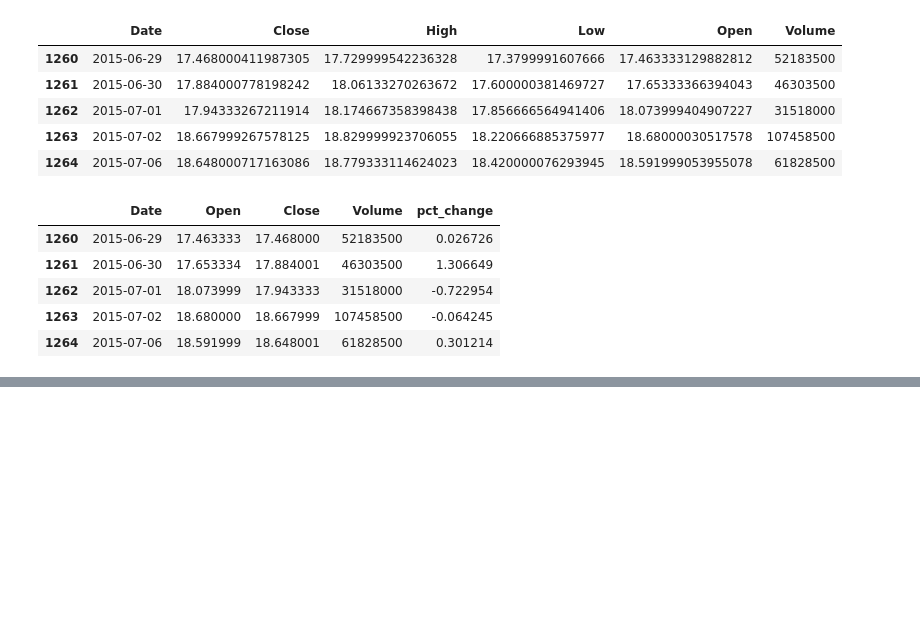
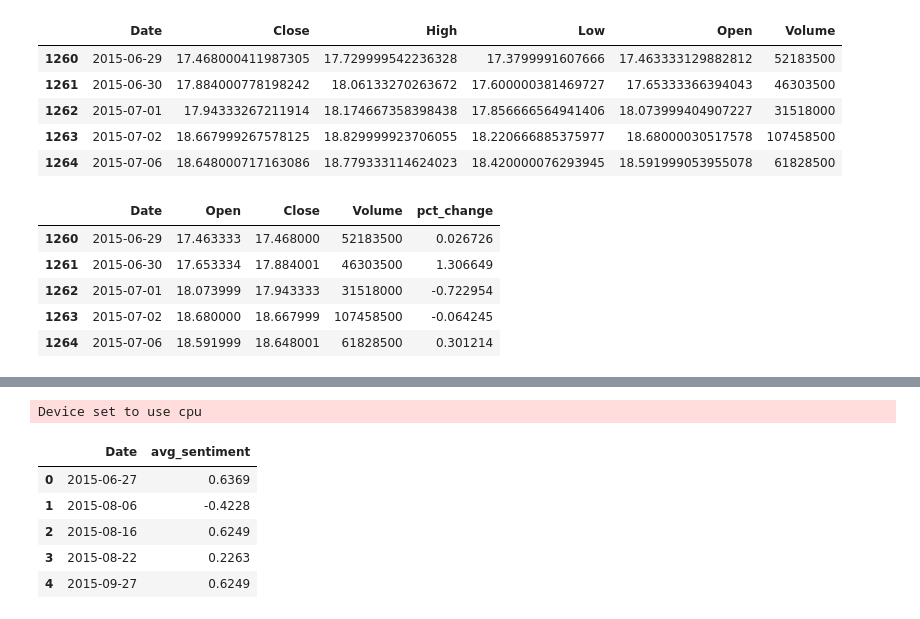
Before and after one commit to AliBedrosian/group-03-capstone_project, a Jupyter notebook: notebooks/seven-group 3 capstone cleaning.ipynb, the cells around one changed output, grey strips where cells are left out. Drawn from its saved outputs; the diff is of its cells as text; code cells hidden in the pictures; blank space fills up the shorter version.

```diff
--- a/notebooks/seven-group 3 capstone cleaning.ipynb
+++ b/notebooks/seven-group 3 capstone cleaning.ipynb
@@ -252,0 +183,18 @@ tweets_df[['clean_text', 'sentiment']].head()
+# %%
+from transformers import AutoTokenizer, AutoModelForSequenceClassification, pipeline
+import torch
+
+# Load model & tokenizer (Twitter-specific)
+model_name = "cardiffnlp/twitter-roberta-base-sentiment"
+tokenizer = AutoTokenizer.from_pretrained(model_name)
+model = AutoModelForSequenceClassification.from_pretrained(model_name)
+
+# Create inference pipeline
+hf_pipeline = pipeline("sentiment-analysis", model=model, tokenizer=tokenizer)
+
+# Apply to a sample (slow for full set, so test small batch first)
+tweets_df['hf_sentiment'] = tweets_df['clean_text'].apply(
+    lambda x: hf_pipeline(x)[0]['label'] if x.strip() else 'NEUTRAL'
+)
+# %% [output]
+Device set to use cpu
@@ -252,0 +207,15 @@ tweets_df[['clean_text', 'sentiment']].head()
+# %%
+# Average daily sentiment from tweets
+daily_sentiment = tweets_df.groupby(tweets_df['musk_quote_created_at'].dt.date)['sentiment'].mean().reset_index()
+daily_sentiment.columns = ['Date', 'avg_sentiment']
+daily_sentiment['Date'] = pd.to_datetime(daily_sentiment['Date'])
+
+# Preview
+daily_sentiment.head()
+# %% [output]
+|  | Date | avg_sentiment |
+| 0 | 2015-06-27 | 0.6369 |
+| 1 | 2015-08-06 | -0.4228 |
+| 2 | 2015-08-16 | 0.6249 |
+| 3 | 2015-08-22 | 0.2263 |
+| 4 | 2015-09-27 | 0.6249 |
```
Also changed, not shown: parts of 18 cells of this notebook.
